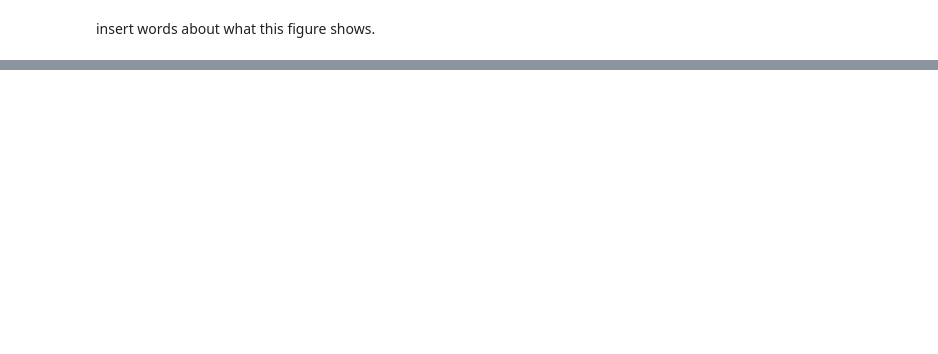
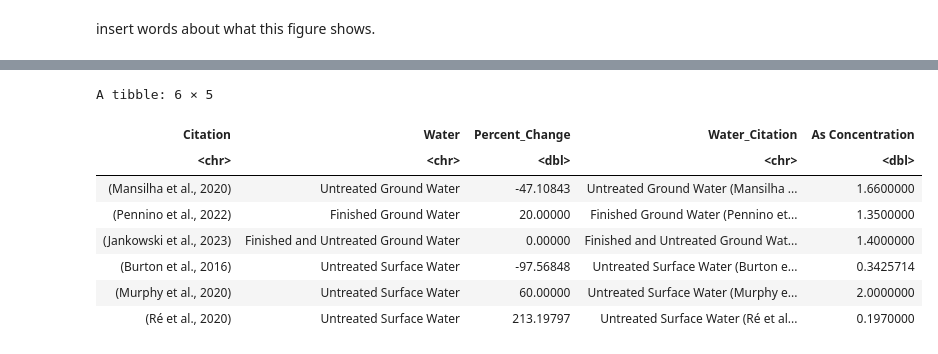
Before and after one commit to Ragerlab/Wildfire-Mobilization-of-Arsenic-into-Water-Resources-A-Systematic-Literature-Review, a Jupyter notebook: Figure 4.ipynb, the cells around one changed output, grey strips where cells are left out. Saved outputs shown, nothing was run; the diff lists cells and outputs as text; code cells hidden in the pictures; blank space fills up the shorter version.

```diff
--- a/Figure 4.ipynb
+++ b/Figure 4.ipynb
@@ -67,4 +68,18 @@ A tibble: 6 × 6
 # %%
+# creating a df just for the percent change labels
 label_df = longer_arsenic_df %>%
             select(-`Time Point`)
+label_df = label_df[c(1,3,5,7,9,11,13,15,17),]
+
+head(label_df)
+# %% [output]
+A tibble: 6 × 5
+| Citation | Water | Percent_Change | Water_Citation | As Concentration |
+| <chr> | <chr> | <dbl> | <chr> | <dbl> |
+| (Mansilha et al., 2020) | Untreated Ground Water | -47.10843 | Untreated Ground Water (Mansilha ... | 1.6600000 |
+| (Pennino et al., 2022) | Finished Ground Water | 20.00000 | Finished Ground Water (Pennino et... | 1.3500000 |
+| (Jankowski et al., 2023) | Finished and Untreated Ground Water | 0.00000 | Finished and Untreated Ground Wat... | 1.4000000 |
+| (Burton et al., 2016) | Untreated Surface Water | -97.56848 | Untreated Surface Water (Burton e... | 0.3425714 |
+| (Murphy et al., 2020) | Untreated Surface Water | 60.00000 | Untreated Surface Water (Murphy e... | 2.0000000 |
+| (Ré et al., 2020) | Untreated Surface Water | 213.19797 | Untreated Surface Water (Ré et al... | 0.1970000 |
 # %%
```
Also changed, not shown: parts of 4 cells of this notebook, 1 other file.
